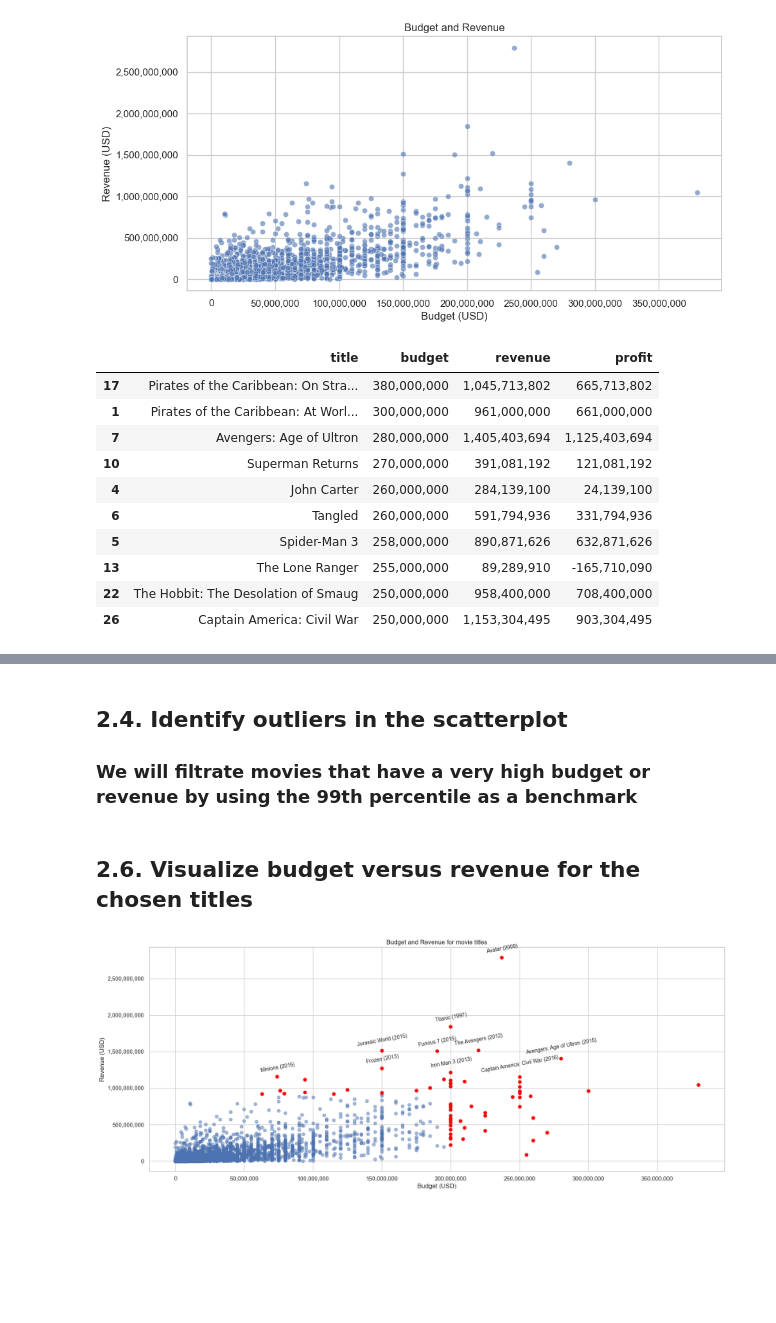
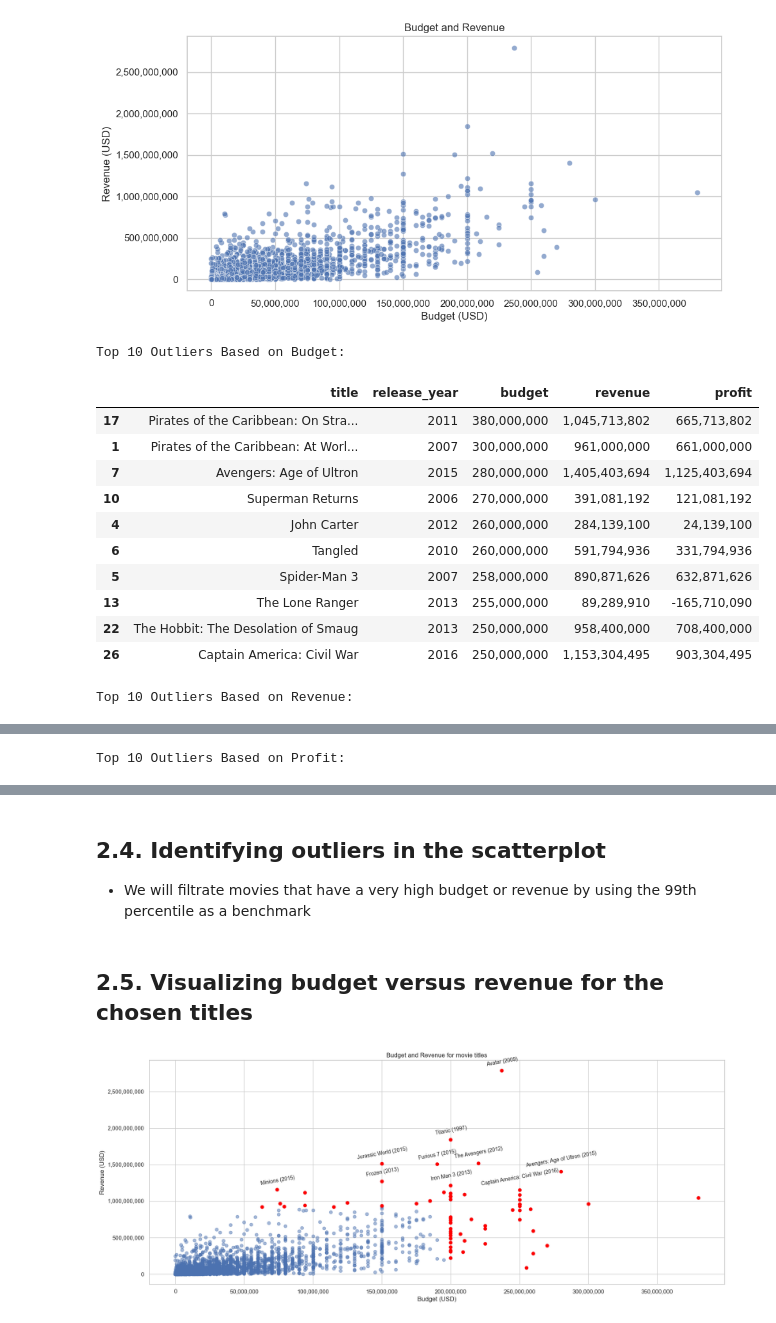
Before and after one commit to WilliamnCoder/boxoffice-analysis, a Jupyter notebook: notebooks/boxoffice-analysis.ipynb, the cells around one changed output, grey strips where cells are left out. Saved outputs shown, nothing was run; the diff lists cells and outputs as text; code cells hidden in the pictures; blank space fills up the shorter version.

```diff
--- a/notebooks/boxoffice-analysis.ipynb
+++ b/notebooks/boxoffice-analysis.ipynb
@@ -120,33 +106,61 @@ plt.show()
 # %% [output]
 [figure]
 # %%
-budget_threshold = df_clean['budget'].quantile(0.99) # threshold for what counts as an outlier
-revenue_threshold = df_clean['revenue'].quantile(0.99)
+# Idenftifying the top outliers based on budget and revenue and profit
 
+# calcuölte the 99th percentile thresholds for budget and revenue
+budget_threshold = df_clean["budget"].quantile(0.99)
+revenue_threshold = df_clean["revenue"].quantile(0.99)
+
+# identify outliers based on these thresholds
 outliers = df_clean[
-    (df_clean['budget'] >= budget_threshold) |
-    (df_clean['revenue'] >= revenue_threshold)
+    (df_clean["budget"] >= budget_threshold) |
+    (df_clean["revenue"] >= revenue_threshold)
 ].copy()
 
-outliers['release_year'] = df_clean.loc[outliers.index, 'release_year']
+# add release year to outliers dataframe
+outliers["release_year"] = df_clean.loc[outliers.index, "release_year"]
 
-top_outliers = outliers.sort_values(by='budget', ascending=False).head(10).copy()
+# ==== 1. Top 10 outliers based on budget ====
+top_budget = outliers.sort_values(by="budget", ascending=False).head(10).copy()
 
-formatted_outliers = top_outliers[['title', 'budget', 'revenue', 'profit']].copy()
+# ==== 2. Top 10 outliers based on revenue ====
+top_revenue = outliers.sort_values(by="revenue", ascending=False).head(10).copy()
 
-for col in ['budget', 'revenue', 'profit']:
-    formatted_outliers[col]= formatted_outliers[col].apply(lambda x: f"{int(x):,}") # format numbers with commas
+# ==== 3. Top 10 outliers based on profit ====
+top_profit = outliers.sort_values(by="profit", ascending=False).head(10).copy()
 
-formatted_outliers
+# format columns for easier reading
+def format_table(df, cols=["budget", "revenue", "profit"]):
+    formatted = df[["title", "release_year"] + cols].copy()
+    for col in cols:
+        formatted[col] = formatted[col].apply(lambda x: f"{int(x):,}") # format numbers with commas
+    return formatted
+
+formatted_budget = format_table(top_budget)
+formatted_revenue = format_table(top_revenue)
+formatted_profit = format_table(top_profit)
+
+
+print("Top 10 Outliers Based on Budget:")
+display(formatted_budget)
+
+print("\nTop 10 Outliers Based on Revenue:")
+display(formatted_revenue)
+
+print("\nTop 10 Outliers Based on Profit:")
+display(formatted_profit)
 # %% [output]
+Top 10 Outliers Based on Budget:
-|  | title | budget | revenue | profit |
-| 17 | Pirates of the Caribbean: On Stra... | 380,000,000 | 1,045,713,802 | 665,713,802 |
-| 1 | Pirates of the Caribbean: At Worl... | 300,000,000 | 961,000,000 | 661,000,000 |
-| 7 | Avengers: Age of Ultron | 280,000,000 | 1,405,403,694 | 1,125,403,694 |
-| 10 | Superman Returns | 270,000,000 | 391,081,192 | 121,081,192 |
-| 4 | John Carter | 260,000,000 | 284,139,100 | 24,139,100 |
-| 6 | Tangled | 260,000,000 | 591,794,936 | 331,794,936 |
-| 5 | Spider-Man 3 | 258,000,000 | 890,871,626 | 632,871,626 |
-| 13 | The Lone Ranger | 255,000,000 | 89,289,910 | -165,710,090 |
-| 22 | The Hobbit: The Desolation of Smaug | 250,000,000 | 958,400,000 | 708,400,000 |
-| 26 | Captain America: Civil War | 250,000,000 | 1,153,304,495 | 903,304,495 |
+|  | title | release_year | budget | revenue | profit |
+| 17 | Pirates of the Caribbean: On Stra... | 2011 | 380,000,000 | 1,045,713,802 | 665,713,802 |
+| 1 | Pirates of the Caribbean: At Worl... | 2007 | 300,000,000 | 961,000,000 | 661,000,000 |
+| 7 | Avengers: Age of Ultron | 2015 | 280,000,000 | 1,405,403,694 | 1,125,403,694 |
+| 10 | Superman Returns | 2006 | 270,000,000 | 391,081,192 | 121,081,192 |
+| 4 | John Carter | 2012 | 260,000,000 | 284,139,100 | 24,139,100 |
+| 6 | Tangled | 2010 | 260,000,000 | 591,794,936 | 331,794,936 |
+| 5 | Spider-Man 3 | 2007 | 258,000,000 | 890,871,626 | 632,871,626 |
+| 13 | The Lone Ranger | 2013 | 255,000,000 | 89,289,910 | -165,710,090 |
+| 22 | The Hobbit: The Desolation of Smaug | 2013 | 250,000,000 | 958,400,000 | 708,400,000 |
+| 26 | Captain America: Civil War | 2016 | 250,000,000 | 1,153,304,495 | 903,304,495 |
+Top 10 Outliers Based on Revenue:
@@ -152,0 +178 @@ formatted_outliers
+Top 10 Outliers Based on Profit:
@@ -153,6 +190,6 @@ formatted_outliers
 # %% [markdown]
-## 2.4. Identify outliers in the scatterplot
-### We will filtrate movies that have a very high budget or revenue by using the 99th percentile as a benchmark
+## 2.4. Identifying outliers in the scatterplot
+- We will filtrate movies that have a very high budget or revenue by using the 99th percentile as a benchmark
 # %% [markdown]
-## 2.6. Visualize budget versus revenue for the chosen titles
+## 2.5. Visualizing budget versus revenue for the chosen titles
 # %%
```
Also changed, not shown: parts of 56 cells of this notebook, 2 other files.
